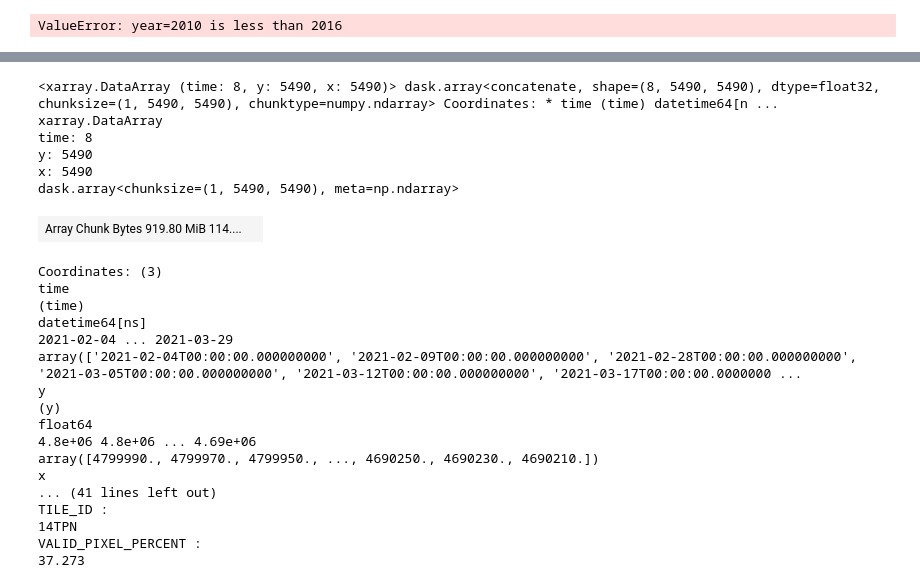
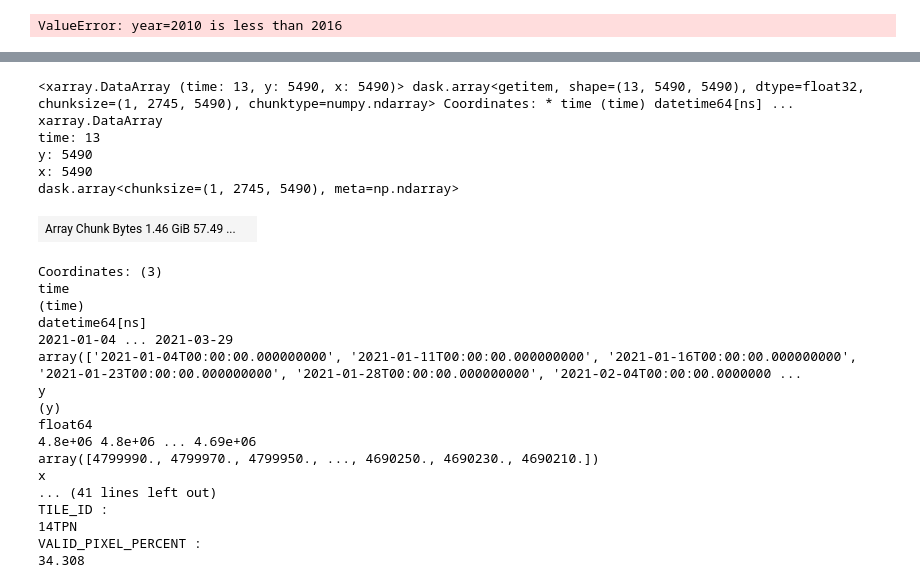
Before and after one commit to andersy005/intake-tutorial, a Jupyter notebook: notebooks/02-getting-started-with-intake.ipynb, the cells around one changed output, grey strips where cells are left out. Drawn from its saved outputs; the diff is of its cells as text; code cells hidden in the pictures.

```diff
--- a/notebooks/02-getting-started-with-intake.ipynb
+++ b/notebooks/02-getting-started-with-intake.ipynb
@@ -8,6 +8,6 @@ import pandas as pd
 import xarray as xr
 from distributed import Client
 # %%
-client = Client(processes=True)
+client = Client(processes=True, n_workers=4, threads_per_worker=1)
 client
 # %% [output]
@@ -34,0 +17,3 @@ sources:
+# %%
+for key, value in intake.registry.items():
+    print(f'short name={key}    --->     implementation={value}')
@@ -110,43 +172,43 @@ TILE_ID :
 VALID_PIXEL_PERCENT :
 34.363
 # %%
-date_range = pd.date_range(start='2021-02-01', end='2021-04-01')
+date_range = pd.date_range(start='2021-01-01', end='2021-04-01')
 
 
 # Function for cleaning the data: rename band -> time and create datetime object
 def preprocess(ds):
     ds["band"] = [datetime.datetime.fromisoformat(ds.attrs["DATE"])]
     ds = ds.rename({'band': 'time'})
     return ds
 
 
 def retrieve_dataset(value):
     try:
         ds = cat.sentinel_1_aws(year=value.year, month=value.month, day=value.day).to_dask()
         return preprocess(ds)
     except Exception:
         return None
 
 
 datasets = client.map(retrieve_dataset, date_range)
 datasets = client.gather(datasets)
 datasets = [dataset for dataset in datasets if dataset is not None]
-ds = xr.concat(datasets, dim='time', compat='override', coords='minimal')
+ds = xr.concat(datasets, dim='time', compat='override', coords='minimal').squeeze()
 ds
 # %% [output]
-<xarray.DataArray (time: 8, y: 5490, x: 5490)> dask.array<concatenate, shape=(8, 5490, 5490), dtype=float32, chunksize=(1, 5490, 5490), chunktype=numpy.ndarray> Coordinates: * time (time) datetime64[n ...
+<xarray.DataArray (time: 13, y: 5490, x: 5490)> dask.array<getitem, shape=(13, 5490, 5490), dtype=float32, chunksize=(1, 2745, 5490), chunktype=numpy.ndarray> Coordinates: * time (time) datetime64[ns] ...
 xarray.DataArray
-time: 8
+time: 13
 y: 5490
 x: 5490
-dask.array<chunksize=(1, 5490, 5490), meta=np.ndarray>
+dask.array<chunksize=(1, 2745, 5490), meta=np.ndarray>
-| Array Chunk Bytes 919.80 MiB 114.... |  |
+| Array Chunk Bytes 1.46 GiB 57.49 ... |  |
 Coordinates: (3)
 time
 (time)
 datetime64[ns]
-2021-02-04 ... 2021-03-29
-array(['2021-02-04T00:00:00.000000000', '2021-02-09T00:00:00.000000000', '2021-02-28T00:00:00.000000000', '2021-03-05T00:00:00.000000000', '2021-03-12T00:00:00.000000000', '2021-03-17T00:00:00.0000000 ...
+2021-01-04 ... 2021-03-29
+array(['2021-01-04T00:00:00.000000000', '2021-01-11T00:00:00.000000000', '2021-01-16T00:00:00.000000000', '2021-01-23T00:00:00.000000000', '2021-01-28T00:00:00.000000000', '2021-02-04T00:00:00.0000000 ...
 y
 (y)
 float64
@@ -157,4 +219,4 @@ x
 TILE_ID :
 14TPN
 VALID_PIXEL_PERCENT :
-37.273
+34.308
```
Also changed, not shown: parts of 18 cells of this notebook, 6 other files.
